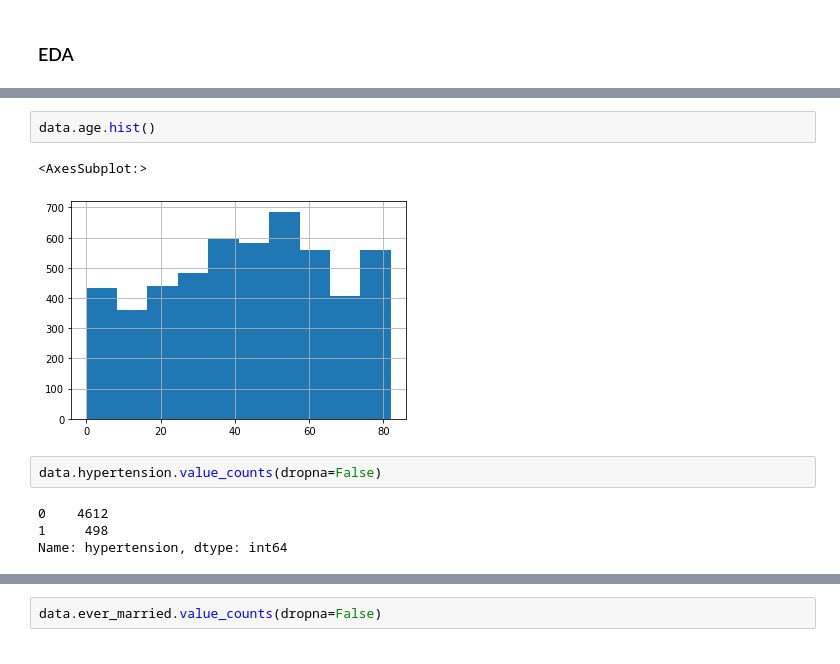
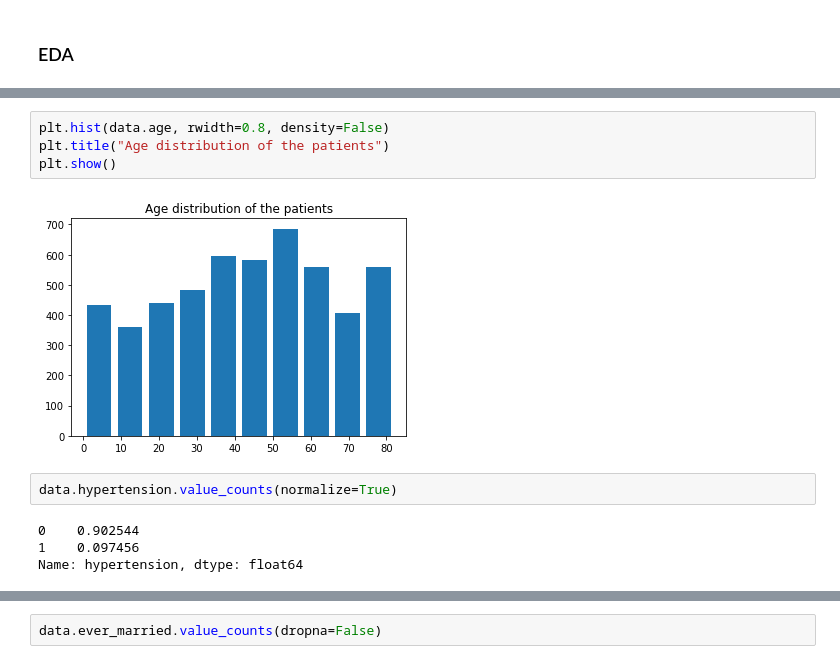
Before and after one commit to x6zeng/cogs118b_final_proj, a Jupyter notebook: stroke_prediction.ipynb, the cells around one changed output, grey strips where cells are left out. Saved outputs shown, nothing was run; the diff lists cells and outputs as text.

```diff
--- a/stroke_prediction.ipynb
+++ b/stroke_prediction.ipynb
@@ -43,11 +45,12 @@ Name: gender, dtype: int64
 # %%
-data.age.hist()
+plt.hist(data.age, rwidth=0.8, density=False)
+plt.title("Age distribution of the patients")
+plt.show()
 # %% [output]
-<AxesSubplot:>
-[figure, old version]
+[figure, new version]
 # %%
-data.hypertension.value_counts(dropna=False)
+data.hypertension.value_counts(normalize=True)
 # %% [output]
-0    4612
-1     498
-Name: hypertension, dtype: int64
+0    0.902544
+1    0.097456
+Name: hypertension, dtype: float64
```
Also changed, not shown: parts of 12 cells of this notebook, 1 other file.
